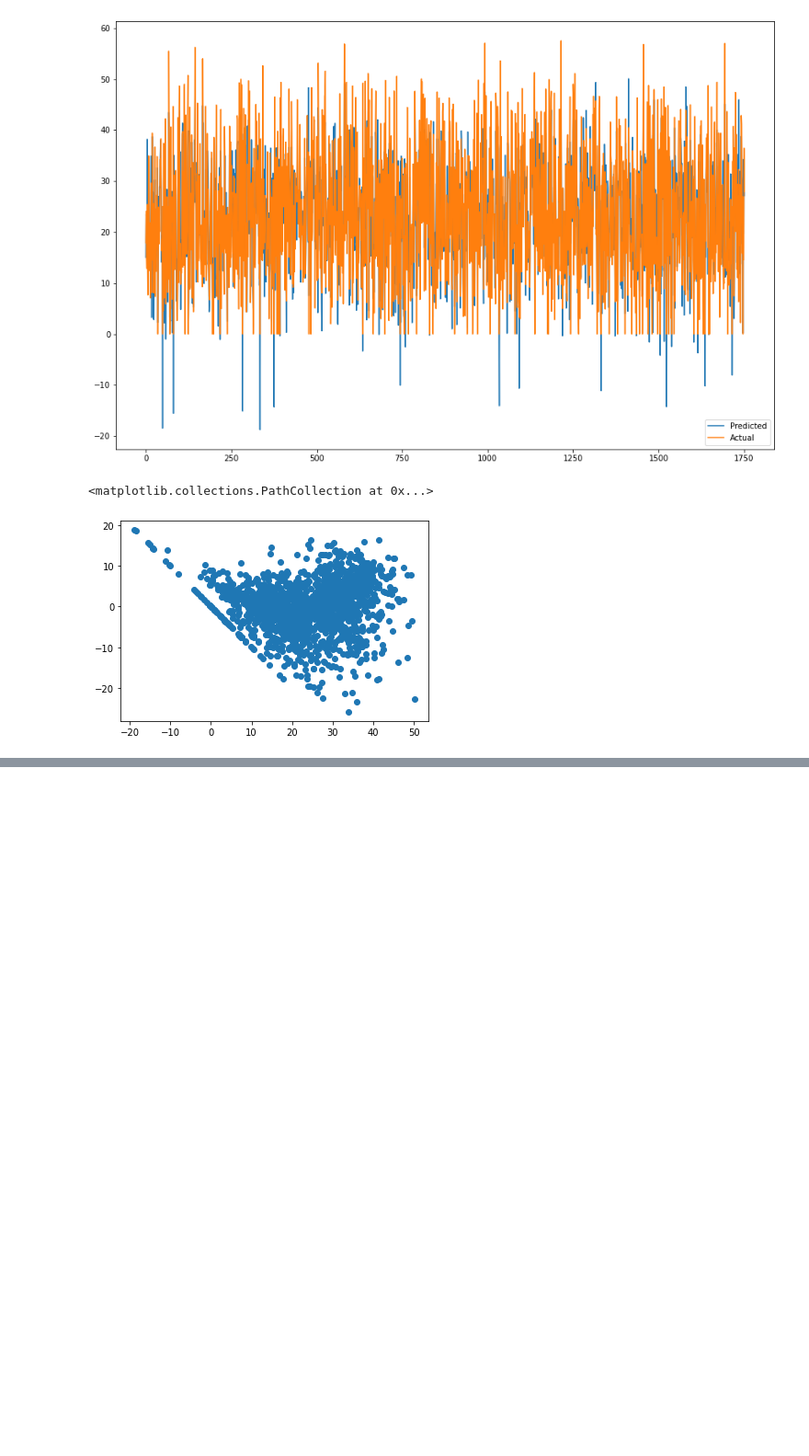
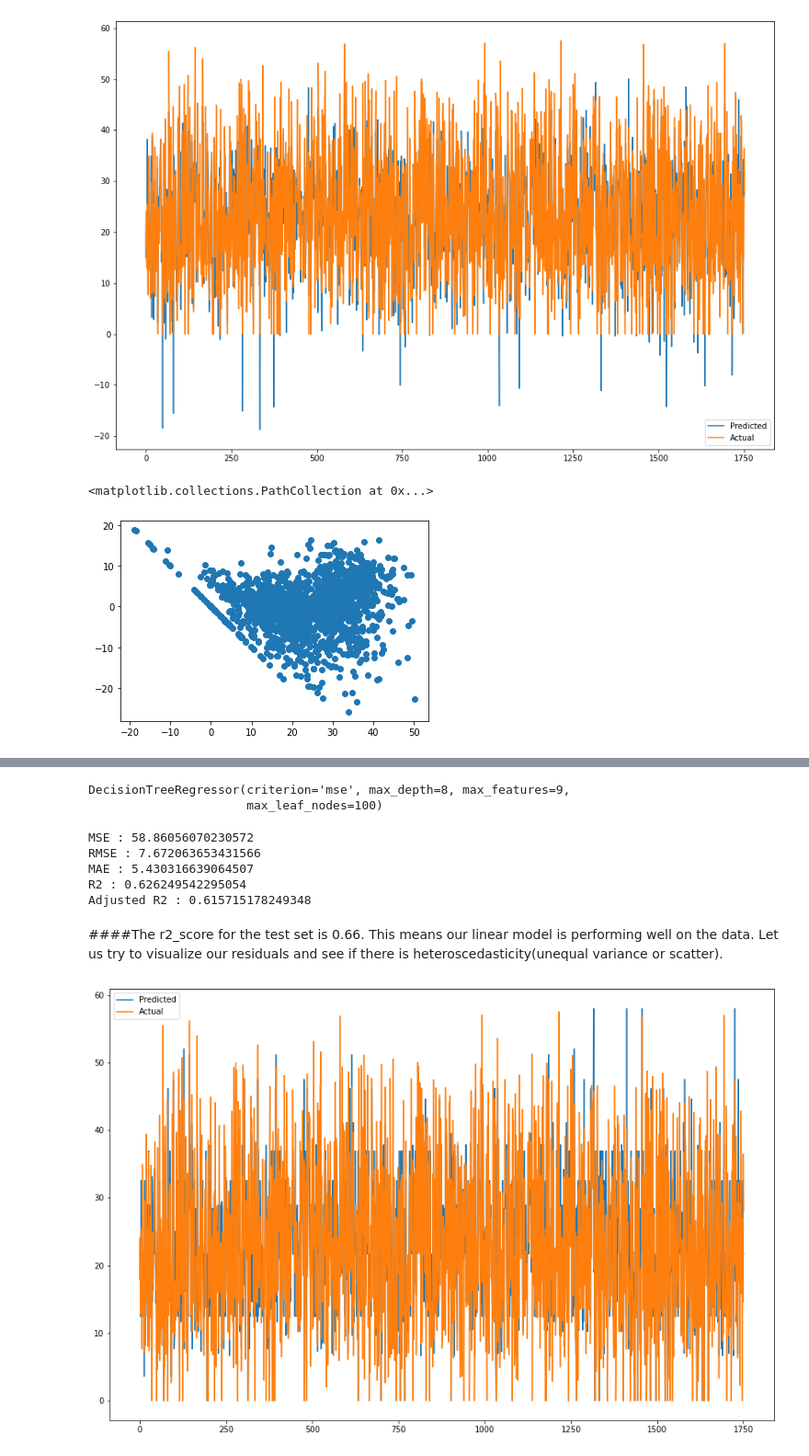
Before and after one commit to YashwantRaul/Supervised-ML-Regression, a Jupyter notebook: Bike_Sharing_Demand_Prediction_Capstone_Project.ipynb, the cells around one changed output, grey strips where cells are left out. Shown at 92% size. Saved outputs shown, nothing was run; the diff lists cells and outputs as text; code cells hidden in the pictures; blank space fills up the shorter version.

```diff
--- a/Bike_Sharing_Demand_Prediction_Capstone_Project.ipynb
+++ b/Bike_Sharing_Demand_Prediction_Capstone_Project.ipynb
@@ -788,0 +793,44 @@ plt.scatter((y_pred_test_ridge),(y_test)-(y_pred_test_ridge))
+# %%
+#import the packages
+from sklearn.tree import DecisionTreeRegressor
+decision_regressor = DecisionTreeRegressor(criterion='mse', max_depth=8,
+                      max_features=9, max_leaf_nodes=100,)
+decision_regressor.fit(X_train, y_train)
+# %% [output]
+DecisionTreeRegressor(criterion='mse', max_depth=8, max_features=9,
+                      max_leaf_nodes=100)
+# %%
+#get X-test value
+y_pred_test_d = decision_regressor.predict(X_test)
+# %%
+#import the packages
+from sklearn.metrics import mean_squared_error
+#calculate MSE
+MSE_d= mean_squared_error(y_test, y_pred_test_d)
+print("MSE :",MSE_d)
+
+#calculate RMSE
+RMSE_d=np.sqrt(MSE_d)
+print("RMSE :",RMSE_d)
+
+
+#calculate MAE
+MAE_d= mean_absolute_error(y_test, y_pred_test_d)
+print("MAE :",MAE_d)
+
+
+#import the packages
+from sklearn.metrics import r2_score
+#calculate r2 and adjusted r2
+r2_d= r2_score((y_test), (y_pred_test_d))
+print("R2 :",r2_d)
+Adjusted_R2_d=(1-(1-r2_score((y_test), (y_pred_test_d)))*((X_test.shape[0]-1)/(X_test.shape[0]-X_test.shape[1]-1)) )
+print("Adjusted R2 :",1-(1-r2_score((y_test), (y_pred_test_d)))*((X_test.shape[0]-1)/(X_test.shape[0]-X_test.shape[1]-1)) )
+# %% [output]
+MSE : 58.86056070230572
+RMSE : 7.672063653431566
+MAE : 5.430316639064507
+R2 : 0.626249542295054
+Adjusted R2 : 0.615715178249348
+# %% [markdown]
+####The r2_score for the test set is 0.66. This means our linear model is  performing well on the data. Let us try to visualize our residuals and see if there is heteroscedasticity(unequal variance or scatter).
@@ -788,0 +847,9 @@ plt.scatter((y_pred_test_ridge),(y_test)-(y_pred_test_ridge))
+# %%
+#Plot the figure
+plt.figure(figsize=(15,10))
+plt.plot((np.array(y_pred_test_d)))
+plt.plot(np.array((y_test)))
+plt.legend(["Predicted","Actual"])
+plt.show()
+# %% [output]
+[figure, added]
```
Also changed, not shown: parts of 19 cells of this notebook.
